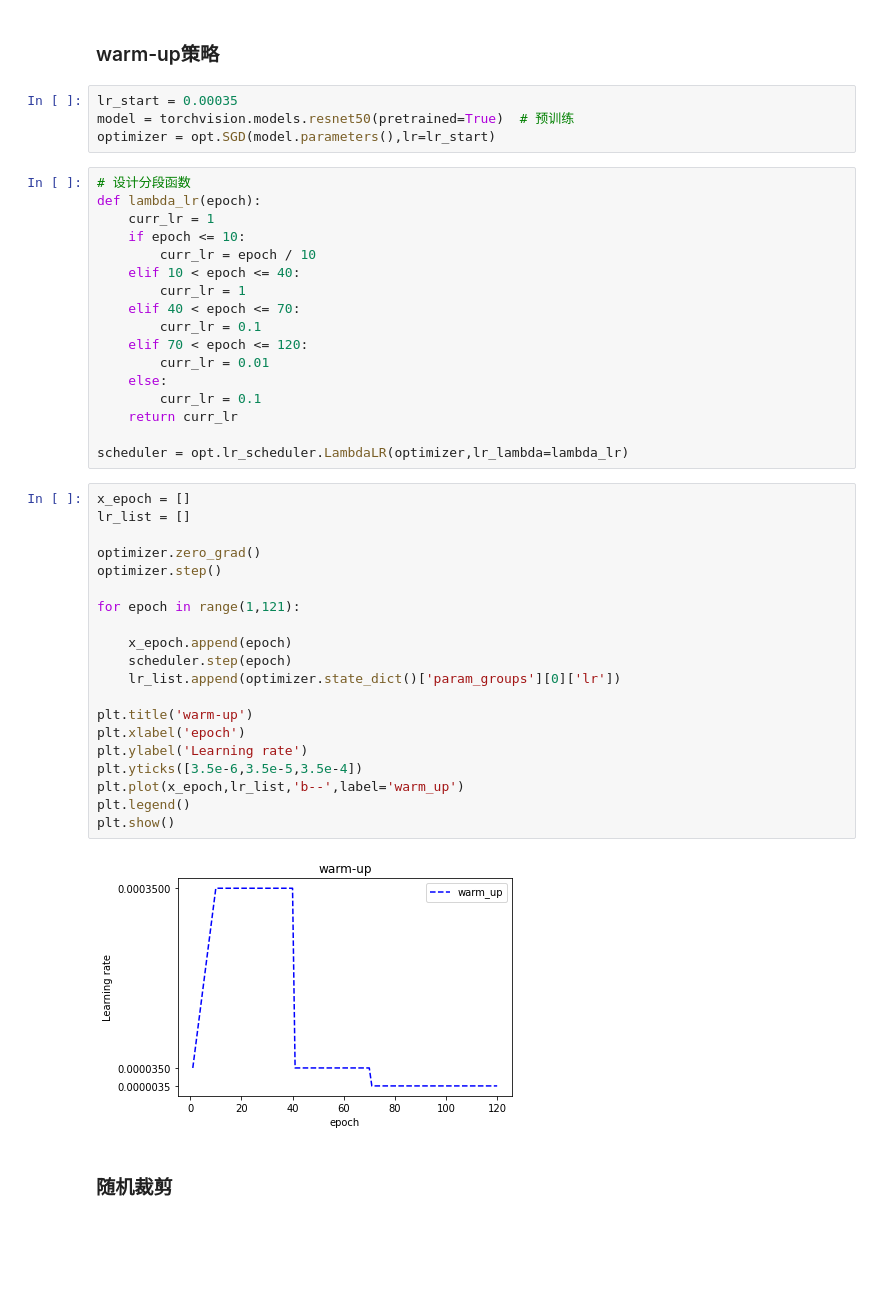
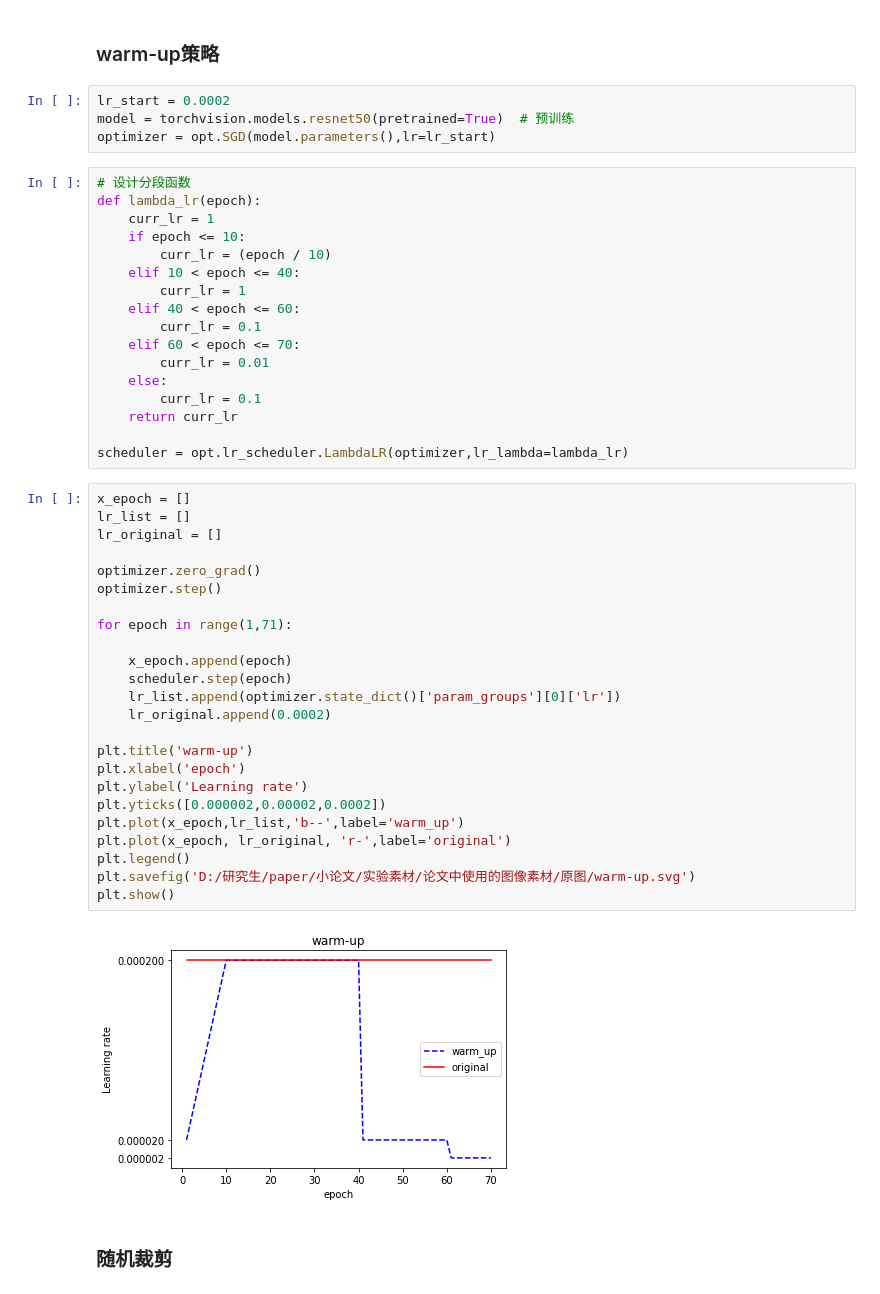
Before and after one commit to CynicalHeart/ideaCollection, a Jupyter notebook: pylearn_space/Pytorch_Learn/Trick_test.ipynb, the cells around one changed output. Saved outputs shown, nothing was run; the diff lists cells and outputs as text; blank space fills up the shorter version.

```diff
--- a/pylearn_space/Pytorch_Learn/Trick_test.ipynb
+++ b/pylearn_space/Pytorch_Learn/Trick_test.ipynb
@@ -95,7 +95,7 @@ ColorJitter(brightness=None, contrast=None, saturation=None, hue=[-0.1, 0.1])
 # %% [markdown]
 ### warm-up策略
 # %%
-lr_start = 0.00035
+lr_start = 0.0002
 model = torchvision.models.resnet50(pretrained=True)  # 预训练
 optimizer = opt.SGD(model.parameters(),lr=lr_start)
 # %%
@@ -103,12 +103,12 @@ optimizer = opt.SGD(model.parameters(),lr=lr_start)
 def lambda_lr(epoch):
     curr_lr = 1
     if epoch <= 10:
-        curr_lr = epoch / 10
+        curr_lr = (epoch / 10)
     elif 10 < epoch <= 40:
         curr_lr = 1
-    elif 40 < epoch <= 70:
+    elif 40 < epoch <= 60:
         curr_lr = 0.1
-    elif 70 < epoch <= 120:
+    elif 60 < epoch <= 70:
         curr_lr = 0.01
     else:
         curr_lr = 0.1
@@ -118,25 +118,29 @@ scheduler = opt.lr_scheduler.LambdaLR(optimizer,lr_lambda=lambda_lr)
 # %%
 x_epoch = []
 lr_list = []
+lr_original = []
 
 optimizer.zero_grad()
 optimizer.step()
 
-for epoch in range(1,121):
+for epoch in range(1,71):
 
     x_epoch.append(epoch)
     scheduler.step(epoch)
     lr_list.append(optimizer.state_dict()['param_groups'][0]['lr'])
+    lr_original.append(0.0002)
 
 plt.title('warm-up')
 plt.xlabel('epoch')
 plt.ylabel('Learning rate')
-plt.yticks([3.5e-6,3.5e-5,3.5e-4])
+plt.yticks([0.000002,0.00002,0.0002])
 plt.plot(x_epoch,lr_list,'b--',label='warm_up')
+plt.plot(x_epoch, lr_original, 'r-',label='original')
 plt.legend()
+plt.savefig('D:/研究生/paper/小论文/实验素材/论文中使用的图像素材/原图/warm-up.svg')
 plt.show()
 # %% [output]
-[figure, old version]
+[figure, new version]
 # %% [markdown]
 ### 随机裁剪
 # %%
```
Also changed, not shown: parts of 1 cell of this notebook.
